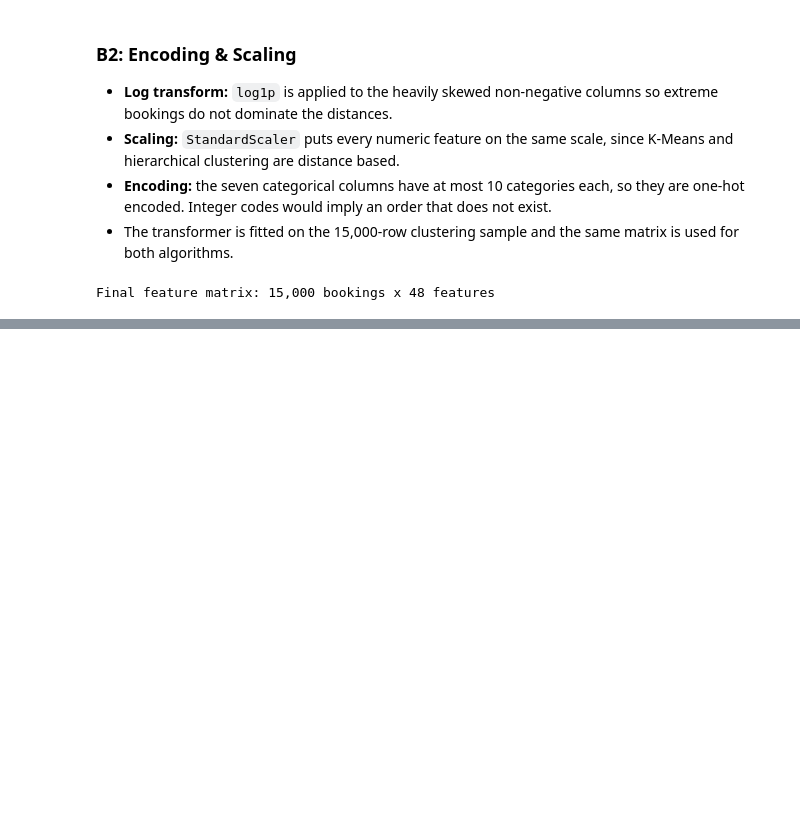
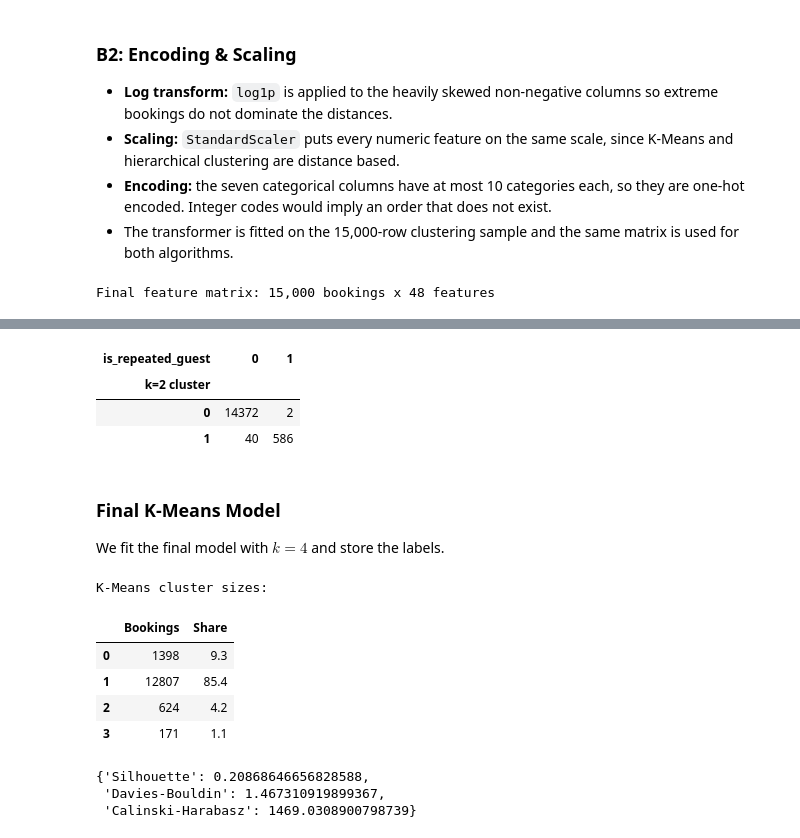
Before and after one commit to likhith1253/ML_Capstone, a Jupyter notebook: clustering/clustering.ipynb, the cells around one changed output, grey strips where cells are left out. Saved outputs shown, nothing was run; the diff lists cells and outputs as text; code cells hidden in the pictures; blank space fills up the shorter version.

```diff
--- a/clustering/clustering.ipynb
+++ b/clustering/clustering.ipynb
@@ -253,0 +303,36 @@ Final feature matrix: 15,000 bookings x 48 features
+# %%
+# What does the k=2 solution separate?
+labels_k2 = KMeans(n_clusters=2, n_init=10, random_state=SEED).fit_predict(X_scaled)
+pd.crosstab(labels_k2, sample['is_repeated_guest'], rownames=['k=2 cluster'])
+# %% [output]
+| is_repeated_guest | 0 | 1 |
+| k=2 cluster |  |  |
+| 0 | 14372 | 2 |
+| 1 | 40 | 586 |
+# %% [markdown]
+### Final K-Means Model
+We fit the final model with $k = 4$ and store the labels.
+# %%
+K_FINAL = 4
+kmeans = KMeans(n_clusters=K_FINAL, n_init=10, random_state=SEED).fit(X_scaled)
+labels_km = kmeans.labels_
+
+print("K-Means cluster sizes:")
+display(pd.Series(labels_km).value_counts().sort_index().to_frame('Bookings').assign(Share=lambda s: (s['Bookings'] / len(labels_km) * 100).round(1)))
+
+km_metrics = {
+    'Silhouette': silhouette_score(X_scaled, labels_km),
+    'Davies-Bouldin': davies_bouldin_score(X_scaled, labels_km),
+    'Calinski-Harabasz': calinski_harabasz_score(X_scaled, labels_km)
+}
+km_metrics
+# %% [output]
+K-Means cluster sizes:
+|  | Bookings | Share |
+| 0 | 1398 | 9.3 |
+| 1 | 12807 | 85.4 |
+| 2 | 624 | 4.2 |
+| 3 | 171 | 1.1 |
+{'Silhouette': 0.20868646656828588,
+ 'Davies-Bouldin': 1.467310919899367,
+ 'Calinski-Harabasz': 1469.0308900798739}
```
Also changed, not shown: parts of 8 cells of this notebook.
